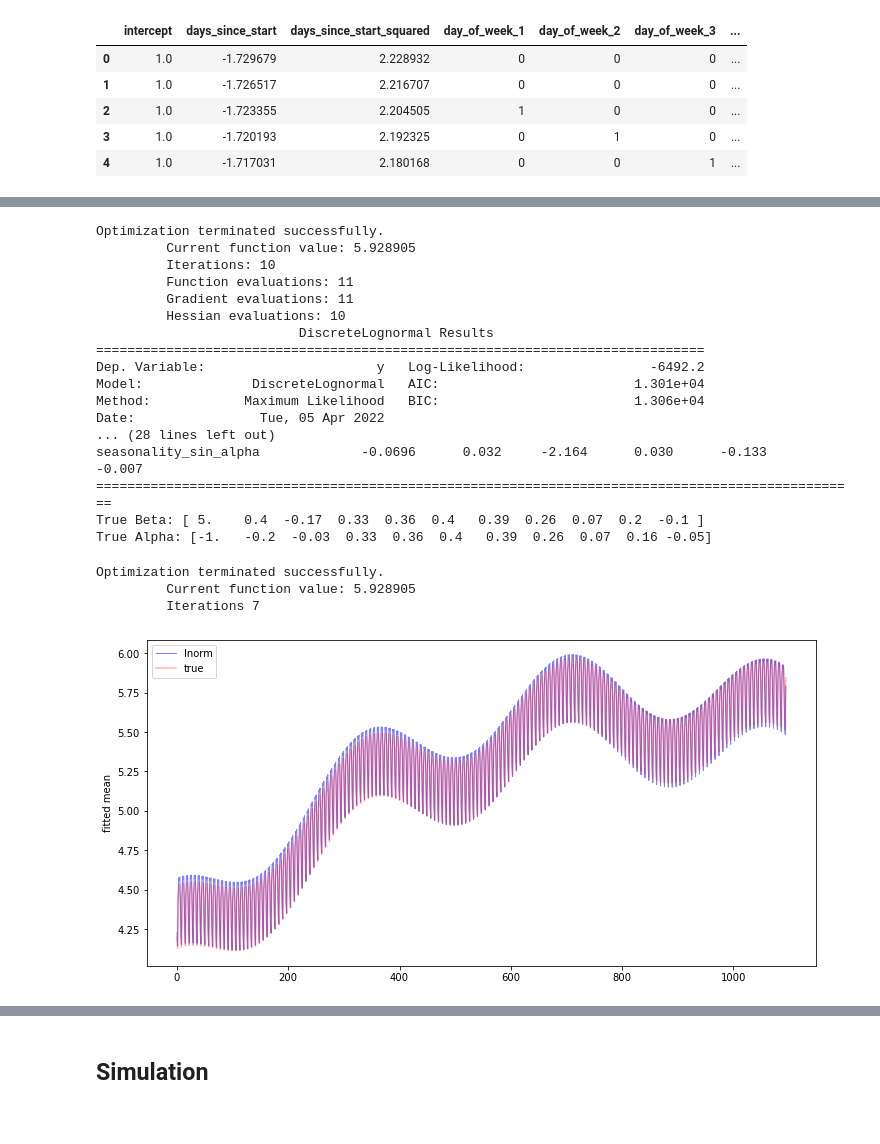
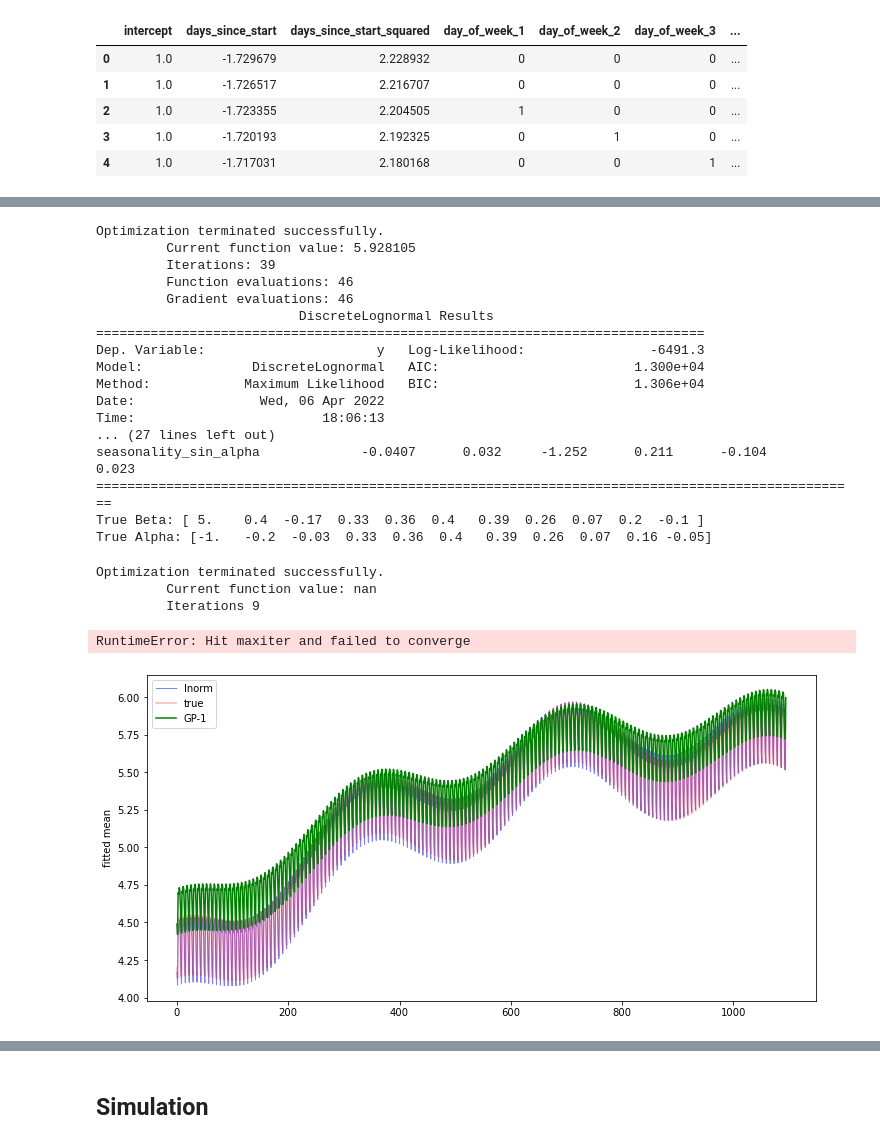
Before and after one commit to eastonhuch/discrete-lognormal-mle, a Jupyter notebook: LikelihoodModel.ipynb, the cells around one changed output, grey strips where cells are left out. Drawn from its saved outputs; the diff is of its cells as text; code cells hidden in the pictures.

```diff
--- a/LikelihoodModel.ipynb
+++ b/LikelihoodModel.ipynb
@@ -97,26 +97,27 @@ start_params = np.zeros(22)
 start_params[:11] = gpois_res.params[:11]
 start_params[11] = -1.
 mod = DiscreteLognormal(data.y, data.x_df, extra_params_names=names_alpha)
+start_params = np.zeros(22)
 
-mod_res = mod.fit(method = "ncg", start_params = start_params, maxiter=100, penalty=1e-4)
+mod_res = mod.fit(method = "bfgs", start_params = start_params, maxiter=100, penalty=0.)
 print(mod_res.summary())
 print(f"True Beta: {data.beta}")
 print(f"True Alpha: {data.alpha}")
 # %% [output]
 Optimization terminated successfully.
-         Current function value: 5.928905
-         Iterations: 10
-         Function evaluations: 11
-         Gradient evaluations: 11
-         Hessian evaluations: 10
+         Current function value: 5.928105
+         Iterations: 39
+         Function evaluations: 46
+         Gradient evaluations: 46
                           DiscreteLognormal Results
 ==============================================================================
-Dep. Variable:                      y   Log-Likelihood:                -6492.2
-Model:              DiscreteLognormal   AIC:                         1.301e+04
+Dep. Variable:                      y   Log-Likelihood:                -6491.3
+Model:              DiscreteLognormal   AIC:                         1.300e+04
 Method:            Maximum Likelihood   BIC:                         1.306e+04
-Date:                Tue, 05 Apr 2022
-... (28 lines left out)
-seasonality_sin_alpha             -0.0696      0.032     -2.164      0.030      -0.133      -0.007
+Date:                Wed, 06 Apr 2022
+Time:                        18:06:13
+... (27 lines left out)
+seasonality_sin_alpha             -0.0407      0.032     -1.252      0.211      -0.104       0.023
 ==================================================================================================
 True Beta: [ 5.    0.4  -0.17  0.33  0.36  0.4   0.39  0.26  0.07  0.2  -0.1 ]
 True Alpha: [-1.   -0.2  -0.03  0.33  0.36  0.4   0.39  0.26  0.07  0.16 -0.05]
@@ -125,8 +126,8 @@ True Alpha: [-1.   -0.2  -0.03  0.33  0.36  0.4   0.39  0.26  0.07  0.16 -0.05]
 mod_res_newton = mod.fit(method = "newton", start_params = start_params, maxiter=100, penalty=1e-4)
 # %% [output]
 Optimization terminated successfully.
-         Current function value: 5.928905
-         Iterations 7
+         Current function value: nan
+         Iterations 9
 # %%
 # Test first-order EM
 mod_em_first = mod.fit(
@@ -148,6 +149,8 @@ mod_em_second = mod.fit(
     tol=1e-6,
     penalty=1e-4)
 # Sensitive to good starting values
+# %% [output]
+RuntimeError: Hit maxiter and failed to converge
 # %%
 def fittedmean(res):
     return pd.Series(res.exog @ res.params[:11])
@@ -161,11 +164,12 @@ def mse(yhat, y):
 # %%
 fittedmean(mod_res).plot(alpha = 0.5, color = "blue", linewidth = 1, label = "lnorm")
 plt.plot(data.mu, alpha = 0.3, color = "red", label = "true")
+plt.plot(gpois_res.fittedvalues, color ="green", label = "GP-1")
 plt.legend()
 plt.ylabel("fitted mean")
 plt.show()
 # %% [output]
-[figure, old version]
+[figure, new version]
 # %%
 fittedvar(mod_res).plot(alpha = 0.5, color = "blue", linewidth = 1, label = "lnorm")
 plt.plot(data.sigma, alpha = 0.3, color = "red", label = "true")
```
Also changed, not shown: parts of 14 cells of this notebook, 1 other file.
